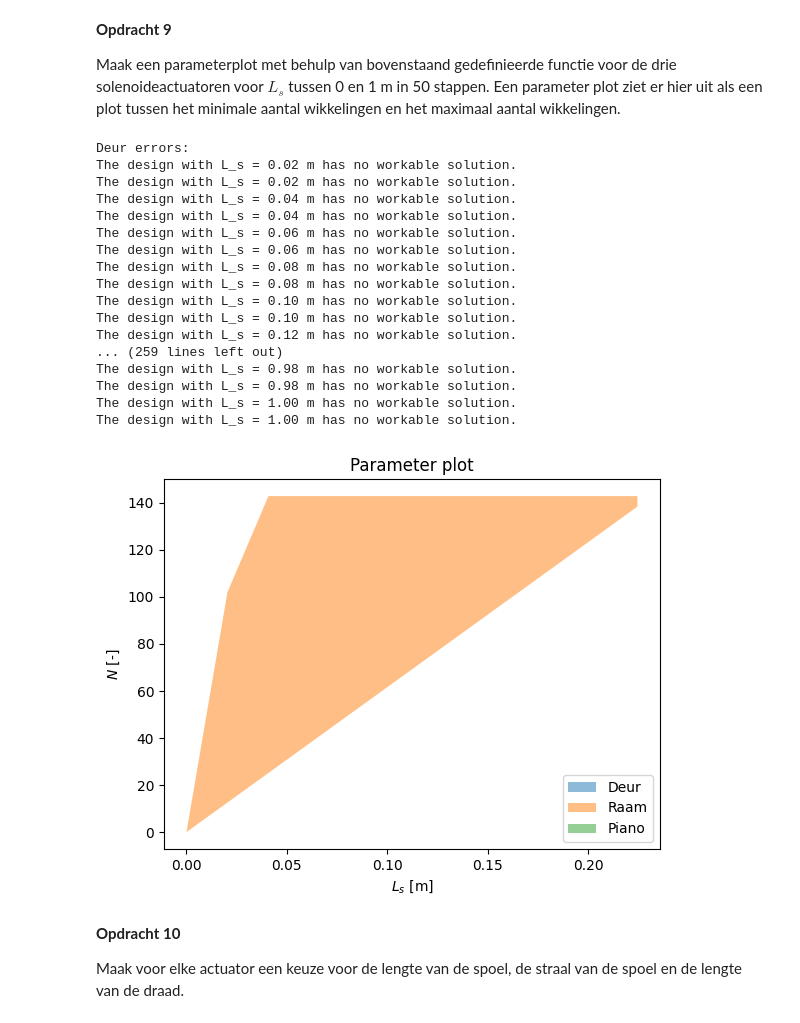
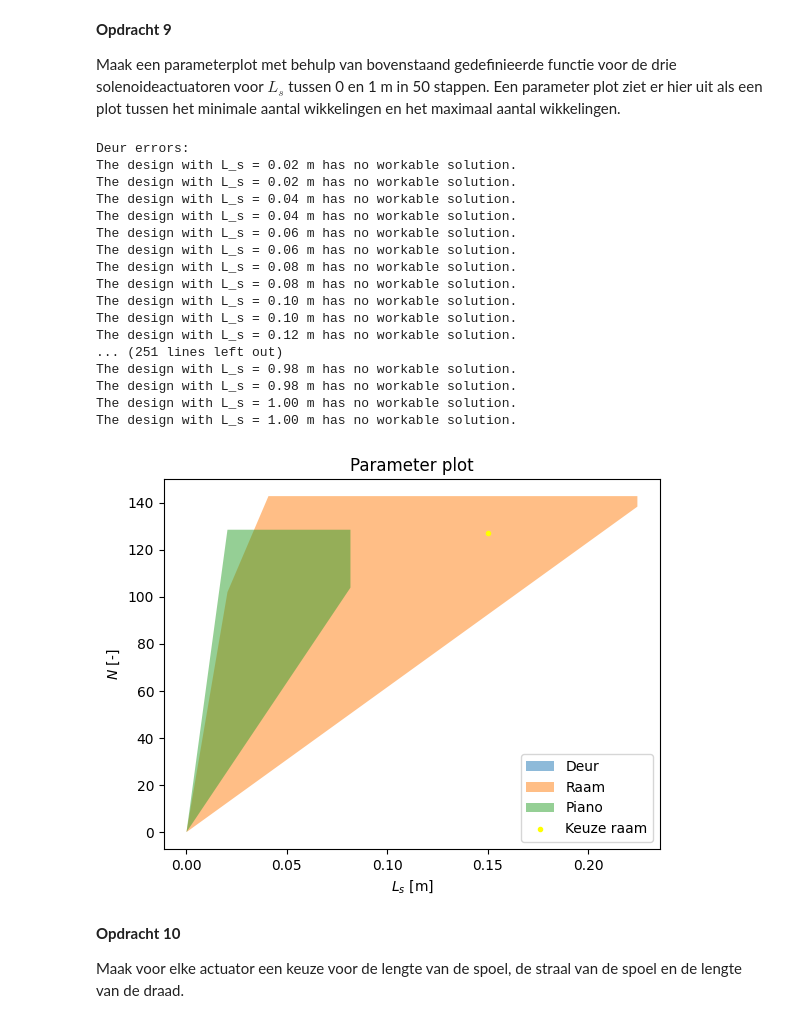
Before and after one commit to thaak123/THAAK-opdrachten-DEF-D, a Jupyter notebook: 2KrachtactuatorOpdracht/2KrachtactuatorOpdracht/KrachtactuatorOpdracht.ipynb, the cells around one changed output. Drawn from its saved outputs; the diff is of its cells as text; code cells hidden in the pictures.

Commit message:
plot voor piano gefixed

```diff
--- a/2KrachtactuatorOpdracht/2KrachtactuatorOpdracht/KrachtactuatorOpdracht.ipynb
+++ b/2KrachtactuatorOpdracht/2KrachtactuatorOpdracht/KrachtactuatorOpdracht.ipynb
@@ -186,9 +186,9 @@ r_draad_deur = 0.1 * 10**(-3) # m
 F_piano = 0.4 # N
 r_piano = 0.01 # m
 
-U_piano = 5 # V
-I_piano =  40 * 10**(-3) # A
-r_draad_piano = 0.05 * 10**(-3) # m
+U_piano = 9 # V
+I_piano =  0.5 # A
+r_draad_piano = 0.1 * 10**(-3) # m
 
 #Raam
 F_raam = 6 # N
@@ -308,35 +308,39 @@ for i in L_s_arr:
     N_min_arr_raam.append(N_min_raam)
     N_max_arr_raam.append(N_max_raam)
 
 
 plt.figure()
 plt.fill_between(L_s_arr, N_min_arr_deur, N_max_arr_deur, alpha = 0.5, label="Deur") # De ruimte tussen de eisen vullen
 plt.fill_between(L_s_arr, N_min_arr_raam, N_max_arr_raam, alpha = 0.5, label="Raam") # De ruimte tussen de eisen vullen
 plt.fill_between(L_s_arr, N_min_arr_piano, N_max_arr_piano, alpha = 0.5, label="Piano") # De ruimte tussen de eisen vullen
+
+# Gekozen punten
+plt.plot(0.15,127, '.', color="yellow", label="Keuze raam")
+
 plt.title("Parameter plot")
 plt.xlabel(r"$L_s$ [m]")
 plt.ylabel(r"$N$ [-]")
 plt.legend()
 plt.show()
 # %% [output]
 Deur errors:
 The design with L_s = 0.02 m has no workable solution.
 The design with L_s = 0.02 m has no workable solution.
 The design with L_s = 0.04 m has no workable solution.
 The design with L_s = 0.04 m has no workable solution.
 The design with L_s = 0.06 m has no workable solution.
 The design with L_s = 0.06 m has no workable solution.
 The design with L_s = 0.08 m has no workable solution.
 The design with L_s = 0.08 m has no workable solution.
 The design with L_s = 0.10 m has no workable solution.
 The design with L_s = 0.10 m has no workable solution.
 The design with L_s = 0.12 m has no workable solution.
-... (259 lines left out)
+... (251 lines left out)
 The design with L_s = 0.98 m has no workable solution.
 The design with L_s = 0.98 m has no workable solution.
 The design with L_s = 1.00 m has no workable solution.
 The design with L_s = 1.00 m has no workable solution.
-[figure, old version]
+[figure, new version]
 # %% [markdown]
 **Opdracht 10**
 
```
Also changed, not shown: parts of 10 cells of this notebook.
